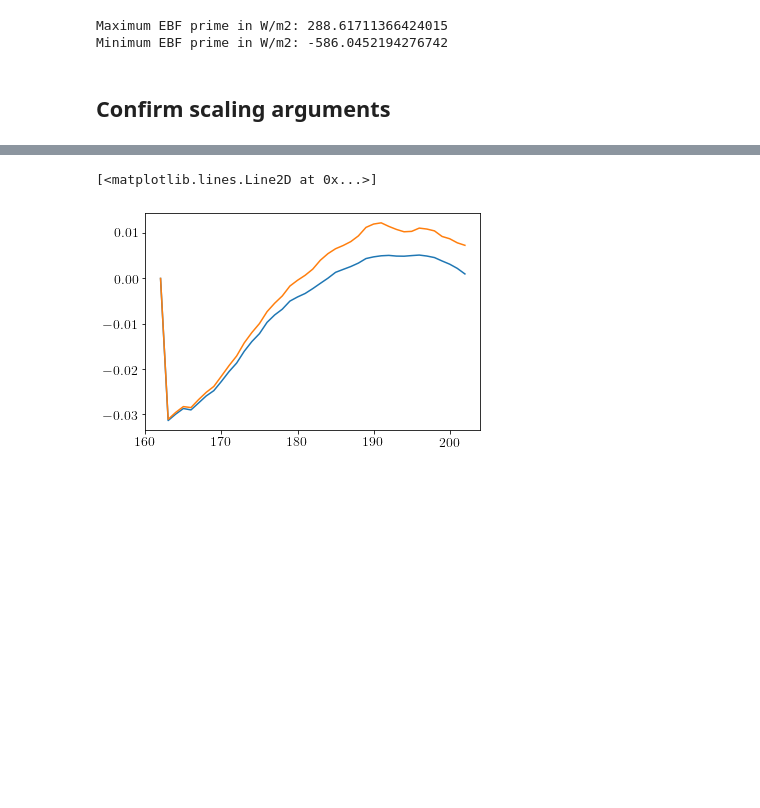
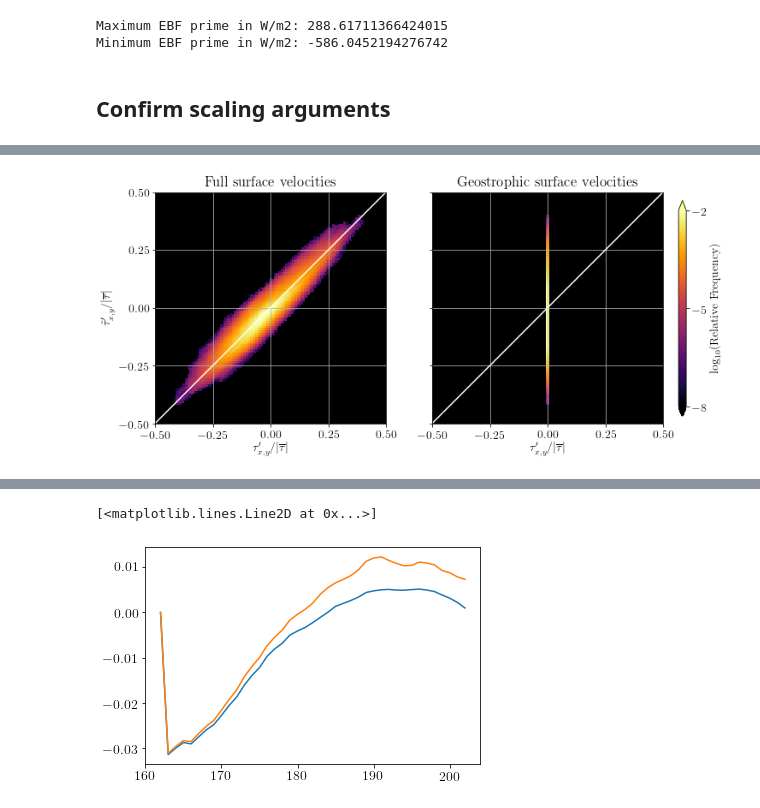
Before and after one commit to wenegrat/cfb_on_ebf, a Jupyter notebook: notebooks/BasicPlots.ipynb, the cells around one changed output, grey strips where cells are left out. Cells and saved outputs as stored; diff of their text form; code cells hidden in the pictures; blank space fills up the shorter version.

```diff
--- a/notebooks/BasicPlots.ipynb
+++ b/notebooks/BasicPlots.ipynb
@@ -599,0 +709,8 @@ plt.grid()
+# %%
+zetay = xroms.to_u(grid.derivative(dsWC.zeta, 'Y'), grid)
+zetax = xroms.to_v(grid.derivative(dsWC.zeta, 'X'), grid)
+
+ug = -9.8*zetay/xroms.to_u(dsWC.f, grid)
+vg = 9.8*zetax/xroms.to_v(dsWC.f, grid)
+
+vg
@@ -599,0 +742,67 @@ plt.grid()
+# %%
+TR = slice(5, 40)
+YL = slice(700*2, 1300*2)
+TMag = np.sqrt(2*5**2)
+txp = dsWC.sustr.isel(ocean_time=TR) - 1e-3*np.sqrt(5**2*2)*5#dsWC.sustr.isel(ocean_time=TS).mean(('xi_u', 'eta_rho'))
+txptheory = -3/2*1e-3*TMag*dsWC.u.isel(s_rho=-1, ocean_time=TR)
+typ = dsWC.svstr.isel(ocean_time=TR) - 1e-3*np.sqrt(5**2*2)*5#dsWC.sustr.isel(ocean_time=TS).mean(('xi_u', 'eta_rho'))
+typtheory = -3/2*1e-3*TMag*dsWC.v.isel(s_rho=-1, ocean_time=TR)
+
+tp = np.concatenate((txp.isel(eta_rho=YL).values.flatten(), typ.isel(eta_v=YL).values.flatten()))
+tptheory = np.concatenate((txptheory.isel(eta_rho=YL).values.flatten(), typtheory.isel(eta_v=YL).values.flatten()))
+
+tp = tp/(1e-3*TMag*5)
+tptheory=tptheory/(1e-3*TMag*5)
+
+xedges = np.linspace(-0.5, 0.5, 100)
+yedges = xedges
+#denominator, _, _ = np.histogram2d(txp.values.flatten(),txptheory.values.flatten(),bins=(xedges, yedges))
+denominator, _, _ = np.histogram2d(tp, tptheory,bins=(xedges, yedges))
+denominator = denominator/np.sum(denominator)
+
+fig, ax = plt.subplots(1,2,figsize=(10, 5), sharey=True)
+
+ix = ax[0].pcolor(xedges, yedges, np.log10(denominator), vmin = -8, vmax=-2, cmap='inferno')
+ix.set_edgecolors('face')
+ax[0].axis('square')
+ax[0].plot(xedges, xedges, color='w')
+ax[0].grid()
+ax[0].set_facecolor('k')
+ax[0].set_xlabel(r'$\tau^\prime_{x,y}/|\overline{\mathbf{\tau}}|$')
+ax[0].set_ylabel(r'$\tilde{\tau}^\prime_{x,y}/|\overline{\mathbf{\tau}}|$')
+ax[0].set_title('Full surface velocities')
+ax[0].set_xticks([-0.5, -0.25, 0, 0.25, 0.5])
+ax[0].set_yticks([-0.5, -0.25, 0, 0.25, 0.5])
+
+txptheory_ug = -3/2*1e-3*TMag*ug.isel(ocean_time=TR, eta_rho=YL)
+typtheory_vg = -3/2*1e-3*TMag*vg.isel(ocean_time=TR, eta_v=YL)
+
+tptheory_geo = np.concatenate((txptheory_ug.values.flatten(), typtheory_vg.values.flatten()))
+
+tptheory_geo = tptheory_geo/(1e-3*TMag*5)
+
+denominator, _, _ = np.histogram2d(tp, tptheory_geo,bins=(xedges, yedges), density=False)
+denominator = denominator/np.sum(denominator)
+ix = ax[1].pcolor(xedges, yedges, np.log10(denominator), vmin = -8, vmax=-2, cmap='inferno')
+ix.set_edgecolors('face')
+ax[1].axis('square')
+ax[1].plot(xedges, xedges, color='w')
+ax[1].grid()
+ax[1].set_facecolor('k')
+ax[1].set_xlabel(r'$\tau^\prime_{x,y}/|\overline{\mathbf{\tau}}|$')
+#ax[1].set_ylabel(r'$\tilde{\tau}^\prime_{x,y}/|\overline{\mathbf{\tau}}|$')
+ax[1].set_title('Geostrophic surface velocities')
+ax[1].set_xticks([-0.5, -0.25, 0, 0.25, 0.5])
+ax[1].set_yticks([-0.5, -0.25, 0, 0.25, 0.5])
+
+# Add Colorbar
+fig.subplots_adjust(right=0.95)
+cbar_ax = fig.add_axes([0.975, 0.15, 0.0125, 0.7])
+cb = fig.colorbar(ix, cax=cbar_ax, extend='both')
+cb.set_label('log$_{10}$(Relative Frequency)')
+cb.set_ticks([-8, -5, -2])
+cb.solids.set_edgecolor("face")
+
+plt.savefig('../figures/ScalingComparisons.pdf', bbox_inches='tight')
+# %% [output]
+[figure, added]
```
Also changed, not shown: parts of 29 cells of this notebook, 3 other files.
